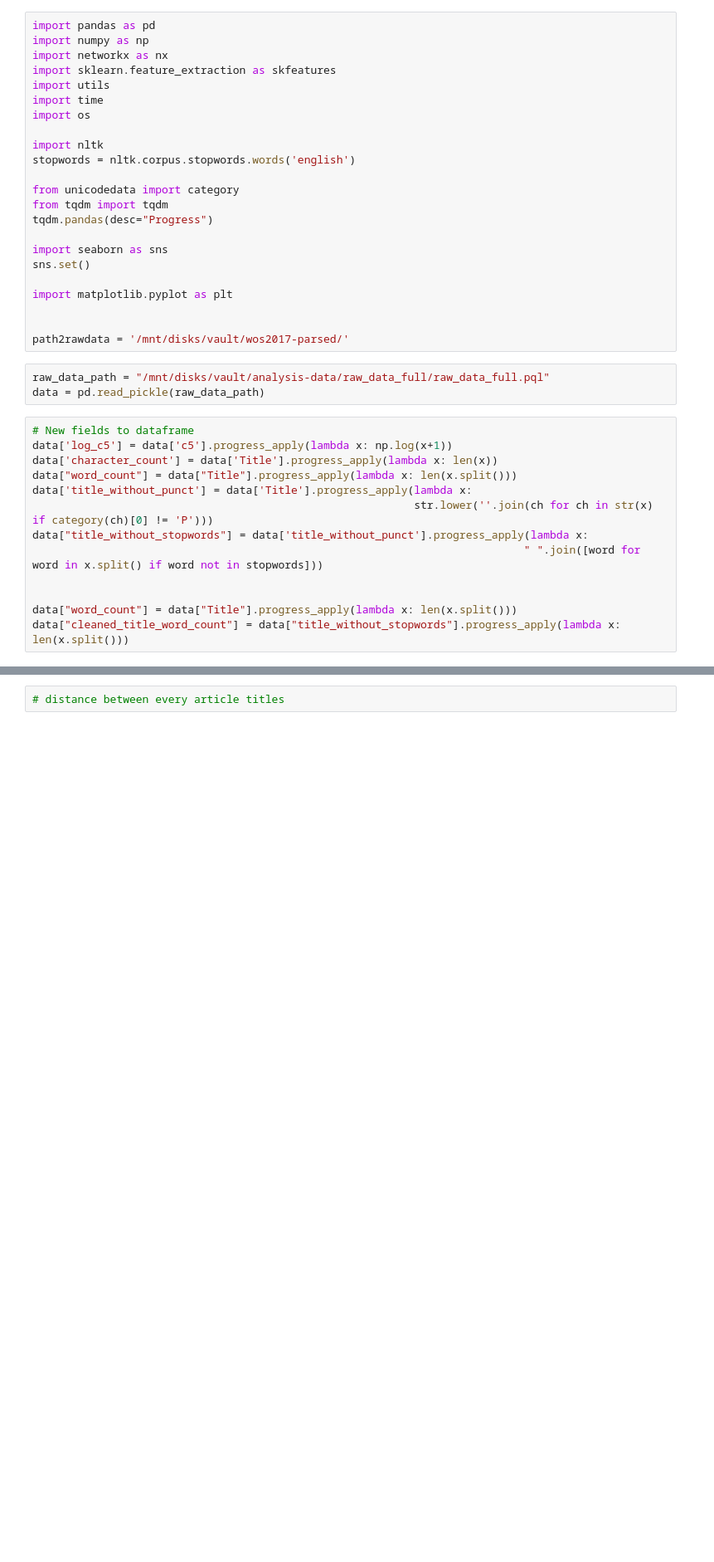
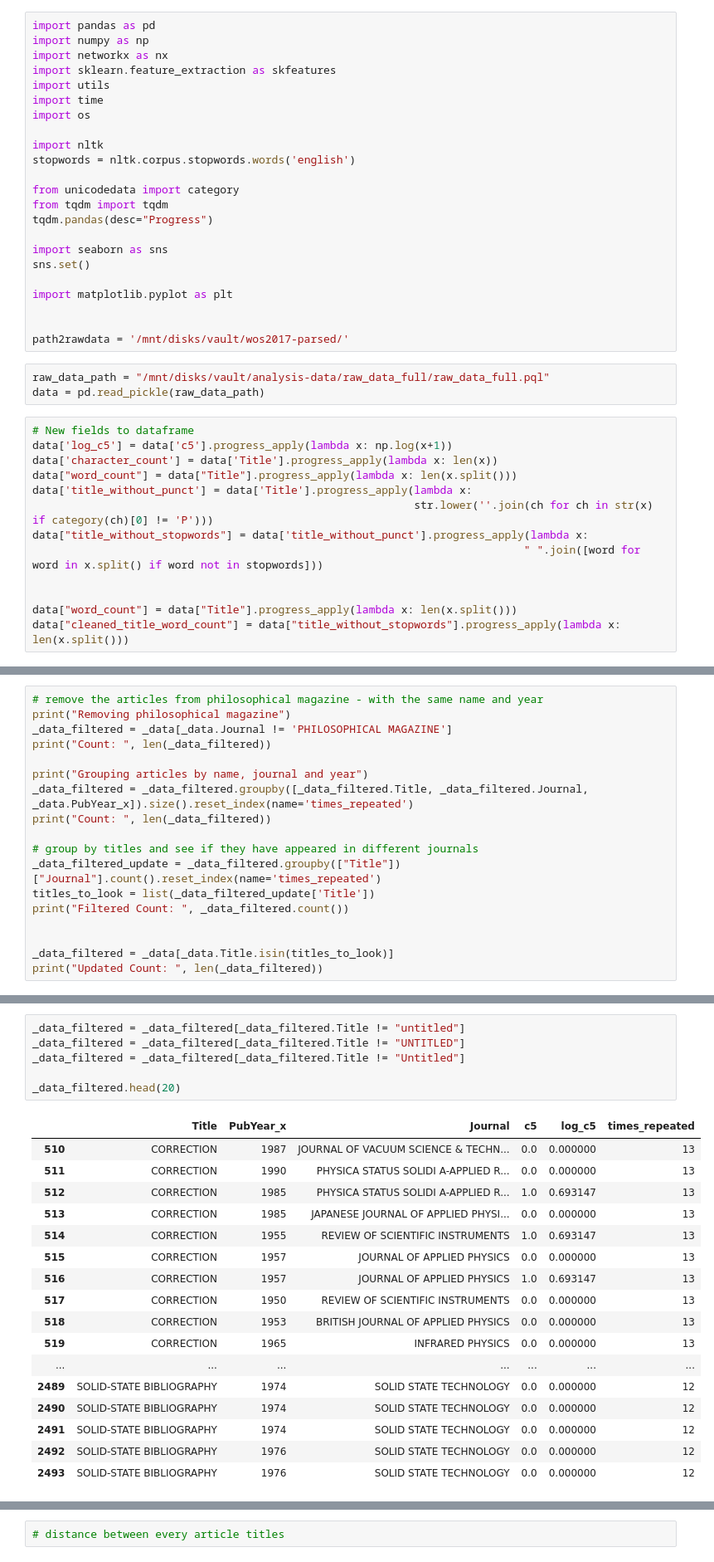
Before and after one commit to srjit/science-of-genius-title-impact, a Jupyter notebook: src/data-exploration/7. Can same titles have different citation counts?.ipynb, the cells around one changed output, grey strips where cells are left out. Shown: that part at 83% size. Cells and saved outputs as stored; diff of their text form; blank space fills up the shorter version.

```diff
--- a/src/data-exploration/7. Can same titles have different citation counts?.ipynb
+++ b/src/data-exploration/7. Can same titles have different citation counts?.ipynb
@@ -71,0 +78,18 @@ _data[:10]
+# %%
+# remove the articles from philosophical magazine - with the same name and year
+print("Removing philosophical magazine")
+_data_filtered = _data[_data.Journal != 'PHILOSOPHICAL MAGAZINE']
+print("Count: ", len(_data_filtered))
+
+print("Grouping articles by name, journal and year")
+_data_filtered = _data_filtered.groupby([_data_filtered.Title, _data_filtered.Journal, _data.PubYear_x]).size().reset_index(name='times_repeated')
+print("Count: ", len(_data_filtered))
+
+# group by titles and see if they have appeared in different journals
+_data_filtered_update = _data_filtered.groupby(["Title"])["Journal"].count().reset_index(name='times_repeated')
+titles_to_look = list(_data_filtered_update['Title'])
+print("Filtered Count: ", _data_filtered.count())
+
+
+_data_filtered = _data[_data.Title.isin(titles_to_look)]
+print("Updated Count: ", len(_data_filtered))
@@ -71,0 +107,24 @@ _data[:10]
+# %%
+_data_filtered = _data_filtered[_data_filtered.Title != "untitled"]
+_data_filtered = _data_filtered[_data_filtered.Title != "UNTITLED"]
+_data_filtered = _data_filtered[_data_filtered.Title != "Untitled"]
+
+_data_filtered.head(20)
+# %% [output]
+|  | Title | PubYear_x | Journal | c5 | log_c5 | times_repeated |
+| 510 | CORRECTION | 1987 | JOURNAL OF VACUUM SCIENCE & TECHN... | 0.0 | 0.000000 | 13 |
+| 511 | CORRECTION | 1990 | PHYSICA STATUS SOLIDI A-APPLIED R... | 0.0 | 0.000000 | 13 |
+| 512 | CORRECTION | 1985 | PHYSICA STATUS SOLIDI A-APPLIED R... | 1.0 | 0.693147 | 13 |
+| 513 | CORRECTION | 1985 | JAPANESE JOURNAL OF APPLIED PHYSI... | 0.0 | 0.000000 | 13 |
+| 514 | CORRECTION | 1955 | REVIEW OF SCIENTIFIC INSTRUMENTS | 1.0 | 0.693147 | 13 |
+| 515 | CORRECTION | 1957 | JOURNAL OF APPLIED PHYSICS | 0.0 | 0.000000 | 13 |
+| 516 | CORRECTION | 1957 | JOURNAL OF APPLIED PHYSICS | 1.0 | 0.693147 | 13 |
+| 517 | CORRECTION | 1950 | REVIEW OF SCIENTIFIC INSTRUMENTS | 0.0 | 0.000000 | 13 |
+| 518 | CORRECTION | 1953 | BRITISH JOURNAL OF APPLIED PHYSICS | 0.0 | 0.000000 | 13 |
+| 519 | CORRECTION | 1965 | INFRARED PHYSICS | 0.0 | 0.000000 | 13 |
+| ... | ... | ... | ... | ... | ... | ... |
+| 2489 | SOLID-STATE BIBLIOGRAPHY | 1974 | SOLID STATE TECHNOLOGY | 0.0 | 0.000000 | 12 |
+| 2490 | SOLID-STATE BIBLIOGRAPHY | 1974 | SOLID STATE TECHNOLOGY | 0.0 | 0.000000 | 12 |
+| 2491 | SOLID-STATE BIBLIOGRAPHY | 1974 | SOLID STATE TECHNOLOGY | 0.0 | 0.000000 | 12 |
+| 2492 | SOLID-STATE BIBLIOGRAPHY | 1976 | SOLID STATE TECHNOLOGY | 0.0 | 0.000000 | 12 |
+| 2493 | SOLID-STATE BIBLIOGRAPHY | 1976 | SOLID STATE TECHNOLOGY | 0.0 | 0.000000 | 12 |
```
Also changed, not shown: parts of 8 cells of this notebook, 9 other files.
